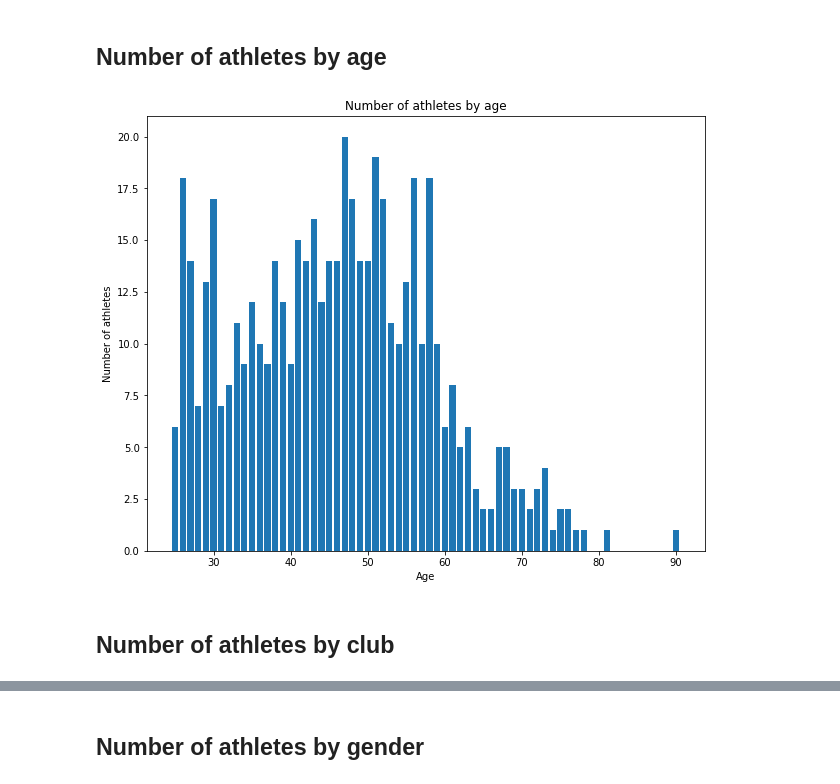
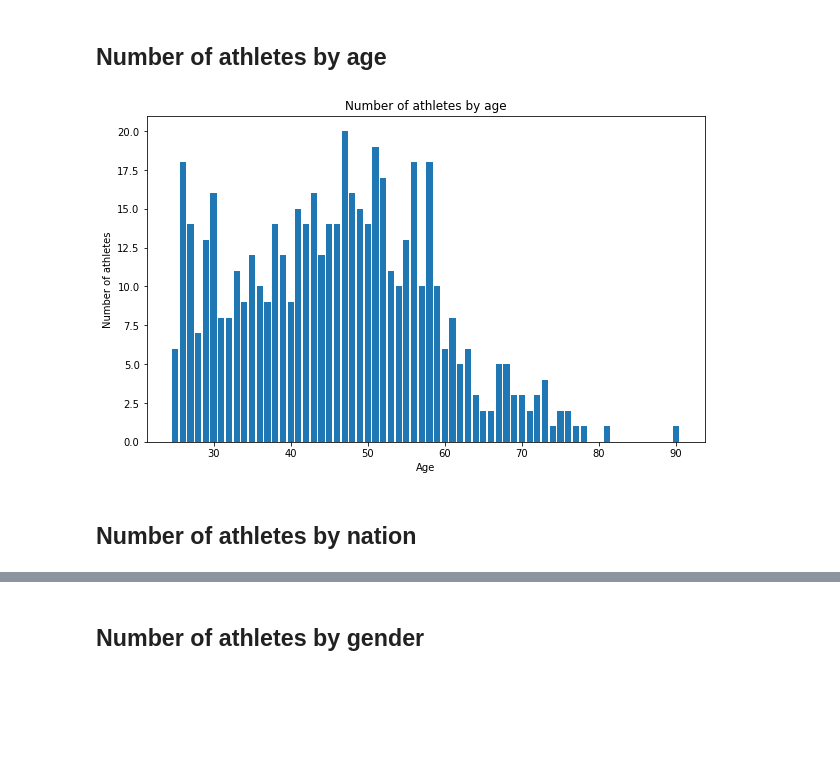
Before and after one commit to ruipedro16/TABD, a Jupyter notebook: queries.ipynb, the cells around one changed output, grey strips where cells are left out. Cells and saved outputs as stored; diff of their text form; code cells hidden in the pictures; blank space fills up the shorter version.

```diff
--- a/queries.ipynb
+++ b/queries.ipynb
@@ -11,8 +10,6 @@ password = 'abcd1234'
 database = 'db_annp'
 
 os.makedirs('plots', exist_ok=True)
-
-plt.rcParams['figure.figsize'] = (10, 8)
 # %%
 def run_query(query, host=host, user=user, password=password, database=database):
     conn = None
@@ -45,23 +42,25 @@ def run_query(query, host=host, user=user, password=password, database=database)
 # %%
 query = '''
 SELECT COUNT(*), EXTRACT(YEAR FROM age(birthdate)) AS age
 FROM annp_final.athlete
 GROUP BY age
 ORDER BY age ASC;
 '''
 
 res, _ = run_query(query)
 
 xx = list(map(lambda x: int(x[1]), res))
 yy = list(map(lambda x: x[0], res))
 
+plt_1 = plt.figure(figsize=(10, 6))
+
 plt.title('Number of athletes by age')
 plt.xlabel('Age')
 plt.ylabel('Number of athletes')
 plt.bar(xx, yy)
 
 plt.savefig('plots/athletesbyage.png')
 # %% [output]
-[figure, old version]
+[figure, new version]
 # %% [markdown]
-## Number of athletes by club
+## Number of athletes by nation
```
Also changed, not shown: parts of 4 cells of this notebook, 9 other files.
